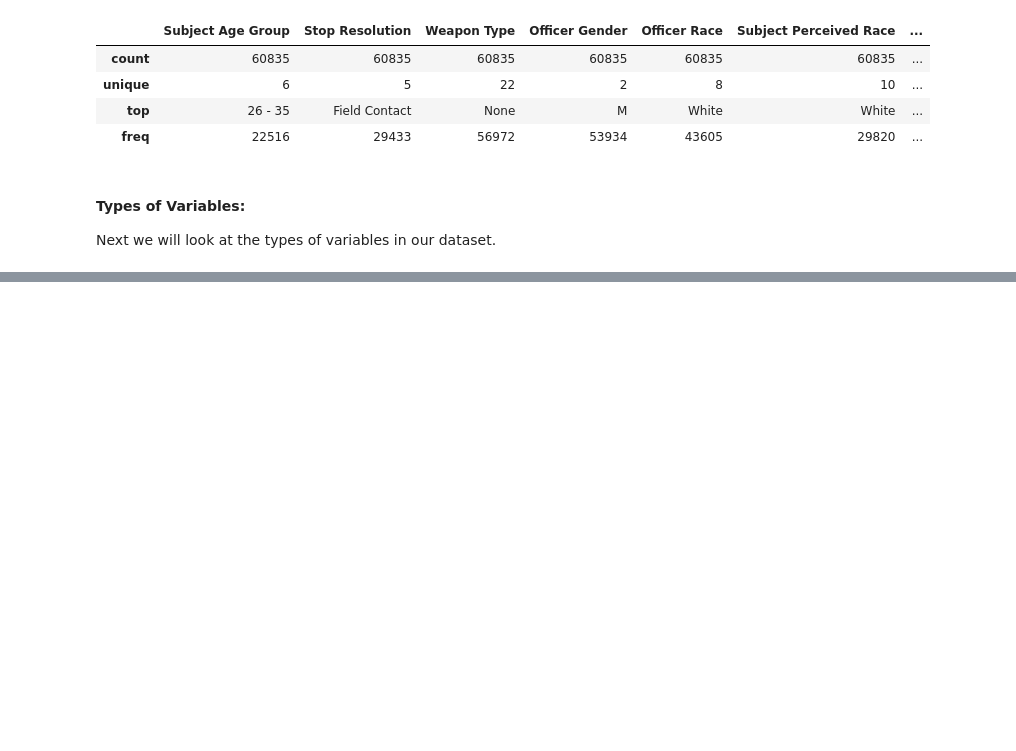
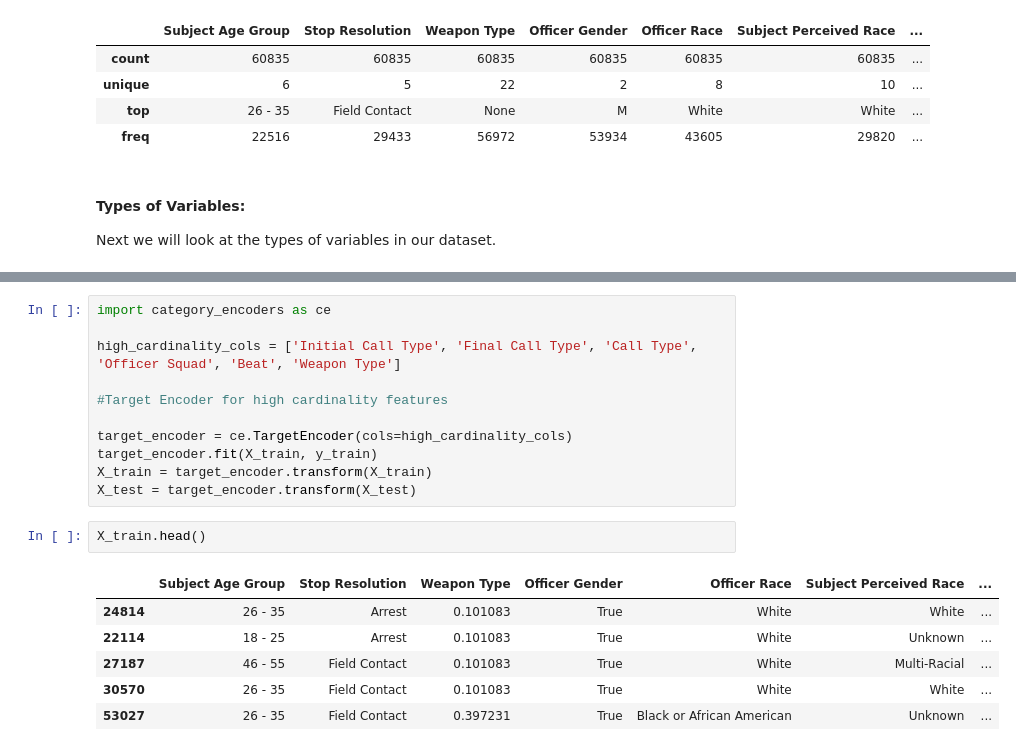
Before and after one commit to MMJGGR/Phase_3_Project, a Jupyter notebook: index.ipynb, the cells around one changed output, grey strips where cells are left out. Saved outputs shown, nothing was run; the diff lists cells and outputs as text; blank space fills up the shorter version.

```diff
--- a/index.ipynb
+++ b/index.ipynb
@@ -489,0 +581,20 @@ for column in df_preprocessed.columns:
+# %%
+import category_encoders as ce
+
+high_cardinality_cols = ['Initial Call Type', 'Final Call Type', 'Call Type', 'Officer Squad', 'Beat', 'Weapon Type']
+
+#Target Encoder for high cardinality features
+
+target_encoder = ce.TargetEncoder(cols=high_cardinality_cols)
+target_encoder.fit(X_train, y_train)
+X_train = target_encoder.transform(X_train)
+X_test = target_encoder.transform(X_test)
+# %%
+X_train.head()
+# %% [output]
+|  | Subject Age Group | Stop Resolution | Weapon Type | Officer Gender | Officer Race | Subject Perceived Race | ... |
+| 24814 | 26 - 35 | Arrest | 0.101083 | True | White | White | ... |
+| 22114 | 18 - 25 | Arrest | 0.101083 | True | White | Unknown | ... |
+| 27187 | 46 - 55 | Field Contact | 0.101083 | True | White | Multi-Racial | ... |
+| 30570 | 26 - 35 | Field Contact | 0.101083 | True | White | White | ... |
+| 53027 | 26 - 35 | Field Contact | 0.397231 | True | Black or African American | Unknown | ... |
```
Also changed, not shown: parts of 13 cells of this notebook.
